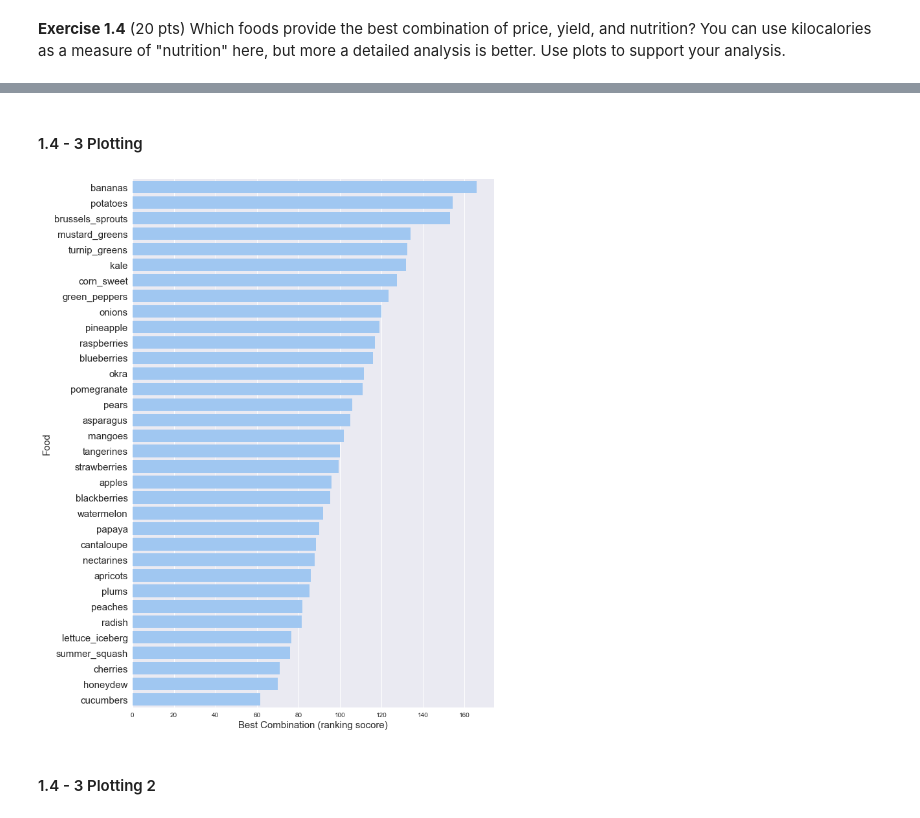
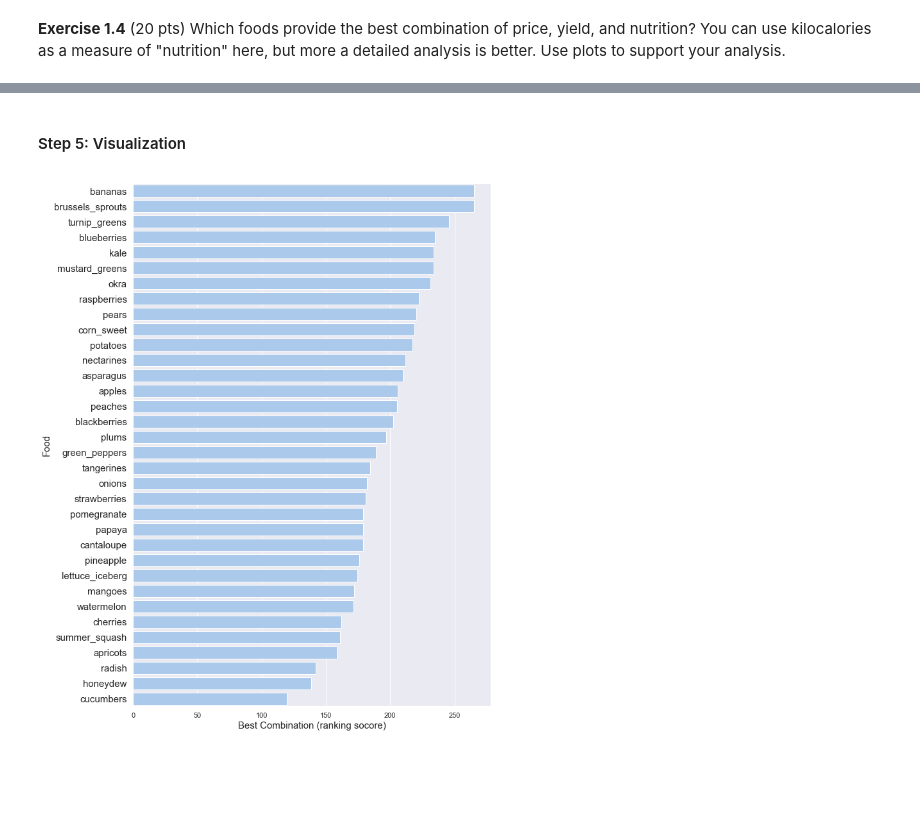
Before and after one commit to Wei-Kuang/STA141B, a Jupyter notebook: HW4/hw4_2019.ipynb, the cells around one changed output, grey strips where cells are left out. Saved outputs shown, nothing was run; the diff lists cells and outputs as text; code cells hidden in the pictures; blank space fills up the shorter version.

```diff
--- a/HW4/hw4_2019.ipynb
+++ b/HW4/hw4_2019.ipynb
@@ -421 +742,3 @@ for n in DF_pn_2.ndbno:
+# %%
+DF_final.insert(2, "edible_pount_per_1_dollar",edible_pound_per_1_dollar)
 # %%
@@ -466,8 +753,15 @@ DF14.head()
 # %%
 # Calculate the rank by each columns
-R_edible_per_dollar = DF14['edible_pount_per_1_dollar'].rank(axis=0, method='average')
-R_Energy = DF14['Energy'].rank(axis=0, method='average')
-R_Fiber = DF14['Fiber'].rank(axis=0, method='average')
-R_Fe = DF14['Fe'].rank(axis=0, method='average')
-R_VC= DF14['Vitamin C'].rank(axis=0, method='average')
-R_VB = DF14['Vitamin B-6'].rank(axis=0, method='average')
+R_edible_per_dollar = DF_final['edible_pount_per_1_dollar'].rank(axis=0, method='average')
+R_Energy            = DF_final['Energy'].rank(axis=0, method='average')
+R_Fiber             = DF_final['Fiber'].rank(axis=0, method='average')
+R_Ca                = DF_final['Calcium'].rank(axis=0, method='average')
+R_Fe                = DF_final['Iron'].rank(axis=0, method='average')
+R_Mg                = DF_final['Magnesium'].rank(axis=0, method='average')
+R_VC                = DF_final['Vitamin C'].rank(axis=0, method='average')
+R_VB6               = DF_final['Vitamin B-6'].rank(axis=0, method='average')
+R_VB12              = DF_final['Vitamin B-12'].rank(axis=0, method='average')
+R_VBE               = DF_final['Vitamin E'].rank(axis=0, method='average')
+
+# Check for Vitamin E ranking
+R_VBE[0:5]
@@ -474,15 +777,18 @@ R_VB = DF14['Vitamin B-6'].rank(axis=0, method='average')
 # %%
-# Creat a dataframe that refleck the ranking in each nutrient
-d = {'Edible_per_dollar rank' : R_edible_per_dollar,
+my_dict = {'Edible_per_dollar rank' : R_edible_per_dollar,
      'Energy rank' : R_Energy,
      'Fiber rank': R_Fiber,
+     'Ca rank':R_Ca,
      'Fe rank': R_Fe,
+     'Mg rank': R_Mg ,
      'Vitamin C rank': R_VC,
-     'Vitamin B-6 rank': R_VB,
-     'food' : DF14['food']}
+     'Vitamin B-6 rank': R_VB6,
+     'Vitamin B-12 rank': R_VB12,
+     'Vitamin E': R_VBE,
+     'food' : DF_final['food']}
 
 
-Rank = pd.DataFrame(d)
-Rank['Best_Combination'] = Rank.sum(axis=1)
-Rank
+DF_Rank = pd.DataFrame(my_dict)
+DF_Rank['Best_Combination'] = DF_Rank.sum(axis=1)  # pd.df.sum(axis=1) : This will sum a row across the columns
+DF_Rank.head(3)
 # %% [output]
@@ -506,5 +799,5 @@ Rank
-# %% [markdown]
-#### 1.4 - 3 Plotting
+# %% [markdown]
+#### Step 5: Visualization
 # %%
 import matplotlib.pyplot as plt
 import seaborn as sns
@@ -512,21 +805,19 @@ sns.set(color_codes=True)
 sns.set(rc={'figure.figsize':(11.7,8.27)})
 # %%
 # Sortting
-Rank = Rank.sort_values(by=['Best_Combination'],ascending=False) # sort the dataframe by "___"
+DF_Rank = DF_Rank.sort_values(by='Best_Combination', ascending=False) # sort the dataframe by "column name"
 # %%
 # Initialize the matplotlib figure
 f, ax = plt.subplots(figsize=(10, 15))
 
 # Plotting
 sns.set_color_codes("pastel")
-sns.barplot(x='Best_Combination', y='food', data= Rank, color="b")
+sns.barplot(x='Best_Combination', y='food', data= DF_Rank, color="b", ci=None)
 
 plt.xlabel("Best Combination (ranking socore)", fontsize=15)
 plt.ylabel("Food", fontsize=15)
 plt.yticks(fontsize=15)
 
 plt.show()
 # %% [output]
-[figure, old version]
+[figure, new version]
-# %% [markdown]
-#### 1.4 - 3 Plotting 2
```
Also changed, not shown: parts of 101 cells of this notebook.
